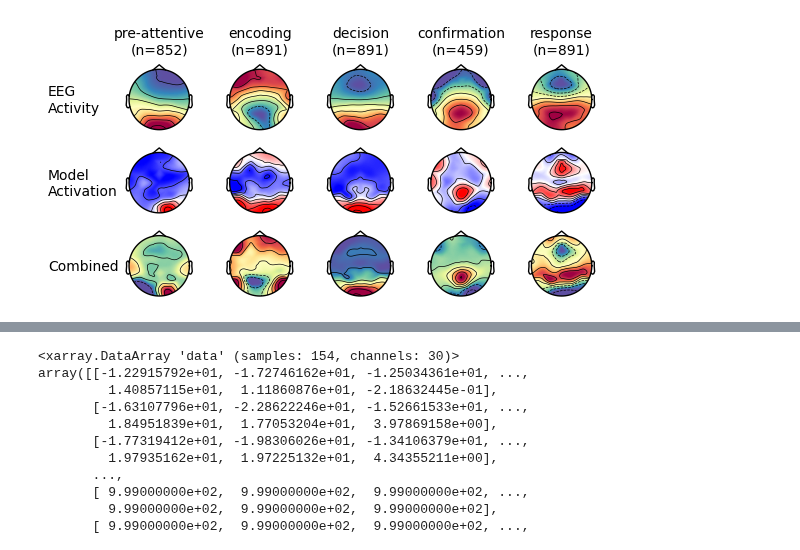
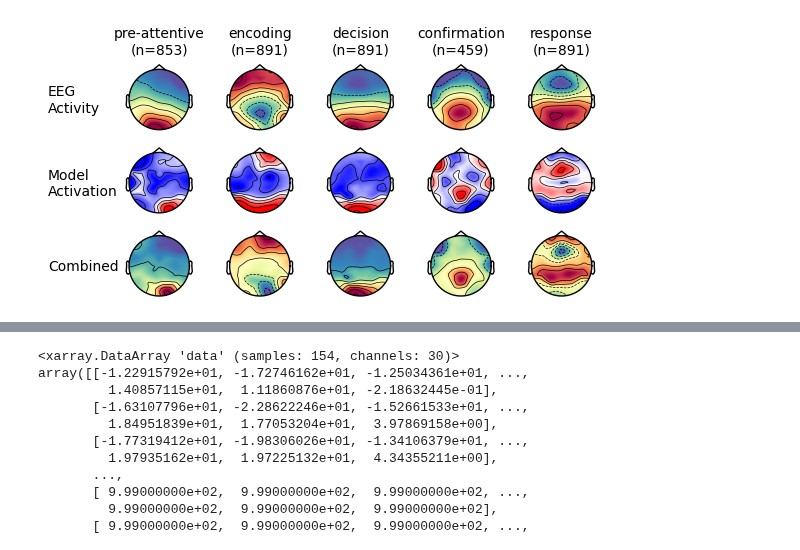
Before and after one commit to rickdott/hmp-ai, a Jupyter notebook: innvestigate.ipynb, the cells around one changed output, grey strips where cells are left out. Drawn from its saved outputs; the diff is of its cells as text; code cells hidden in the pictures.

```diff
--- a/innvestigate.ipynb
+++ b/innvestigate.ipynb
@@ -71,0 +49,13 @@ for batch_idx in range(len(test_gen)):
+# %%
+test_set = preprocess(test_data)
+# Add data variable consisting of zeroes
+test_set = test_set.assign(
+    analysis=(("index", "samples", "channels"), np.zeros_like(test_set.data))
+)
+
+test_gen = SAT1DataGenerator(test_set, do_preprocessing=False)
+for i, batch in enumerate(test_gen):
+    batch_analysis = analyzer.analyze(np.expand_dims(batch[0].data, axis=3))
+    test_set.analysis[i * len(batch[1]) : (i + 1) * len(batch[1]), :, :] = np.squeeze(
+        batch_analysis
+    )
@@ -73,56 +81,61 @@ for batch_idx in range(len(test_gen)):
 f, ax = plt.subplots(nrows=3, ncols=len(SAT1_STAGES_ACCURACY), figsize=(6, 3))
 
 for i, label in enumerate(SAT1_STAGES_ACCURACY):
-    label_results = np.array(test_items[label])
-    n = len(test_items[label])
-    mean_eeg_activity = np.mean(label_results, axis=0)
+    # Get subset for label
+    subset = test_set.sel(labels=label)
+    n = len(subset.index)
+    # Get maximum activation averaged over channels
+    # TODO: Mean channels or sum channels? Maybe something else, highest n values?
+    max_activation = subset.mean("channels").argmax("samples").analysis
+    max_samples = subset.sel(samples=max_activation)
+    mean_max_samples = max_samples.mean("index")
+
     ax[0, i].set_title(f"{label}\n(n={n})", fontsize=10)
-
     # Row titles
     if i == 0:
         ax[0, i].text(-0.35, 0, "EEG\nActivity", va="center", ha="left")
         ax[1, i].text(-0.35, 0, "Model\nActivation", va="center", ha="left")
         ax[2, i].text(-0.35, 0, "Combined", va="center", ha="left")
+
     # Raw EEG Activation
     plot_topomap(
-        mean_eeg_activity,
+        mean_max_samples.data,
         positions,
         axes=ax[0, i],
         show=False,
         cmap="Spectral_r",
-        vlim=(np.min(mean_eeg_activity), np.max(mean_eeg_activity)),
+        vlim=(np.min(mean_max_samples.data), np.max(mean_max_samples.data)),
         sensors=False,
         contours=6,
     )
+
     # Model activity
-    label_results = np.array(results[label])
-    mean_importance = np.mean(label_results, axis=0)
     plot_topomap(
-        mean_importance,
+        mean_max_samples.analysis,
         positions,
         axes=ax[1, i],
         show=False,
         cmap="bwr",
-        vlim=(np.min(mean_importance), np.max(mean_importance)),
+        vlim=(np.min(mean_max_samples.analysis), np.max(mean_max_samples.analysis)),
         sensors=False,
         contours=6,
     )
+
     # Combined
-    label_results = np.array(results_combined[label])
-    mean_combined_importance = np.mean(label_results, axis=0)
+    combined = mean_max_samples.data * mean_max_samples.analysis
     plot_topomap(
-        mean_combined_importance,
+        combined,
         positions,
         axes=ax[2, i],
         show=False,
         cmap="Spectral_r",
-        vlim=(np.min(mean_combined_importance), np.max(mean_combined_importance)),
+        vlim=(np.min(combined), np.max(combined)),
         sensors=False,
         contours=6,
     )
 plt.tight_layout()
 plt.show()
 # %% [output]
-[figure, old version]
+[figure, new version]
 # %%
 # Show mean activation on y-axis, samples/time on x, at intervals (10 samples?) 10% of squished sample size?
```
Also changed, not shown: parts of 14 cells of this notebook, 6 other files.
